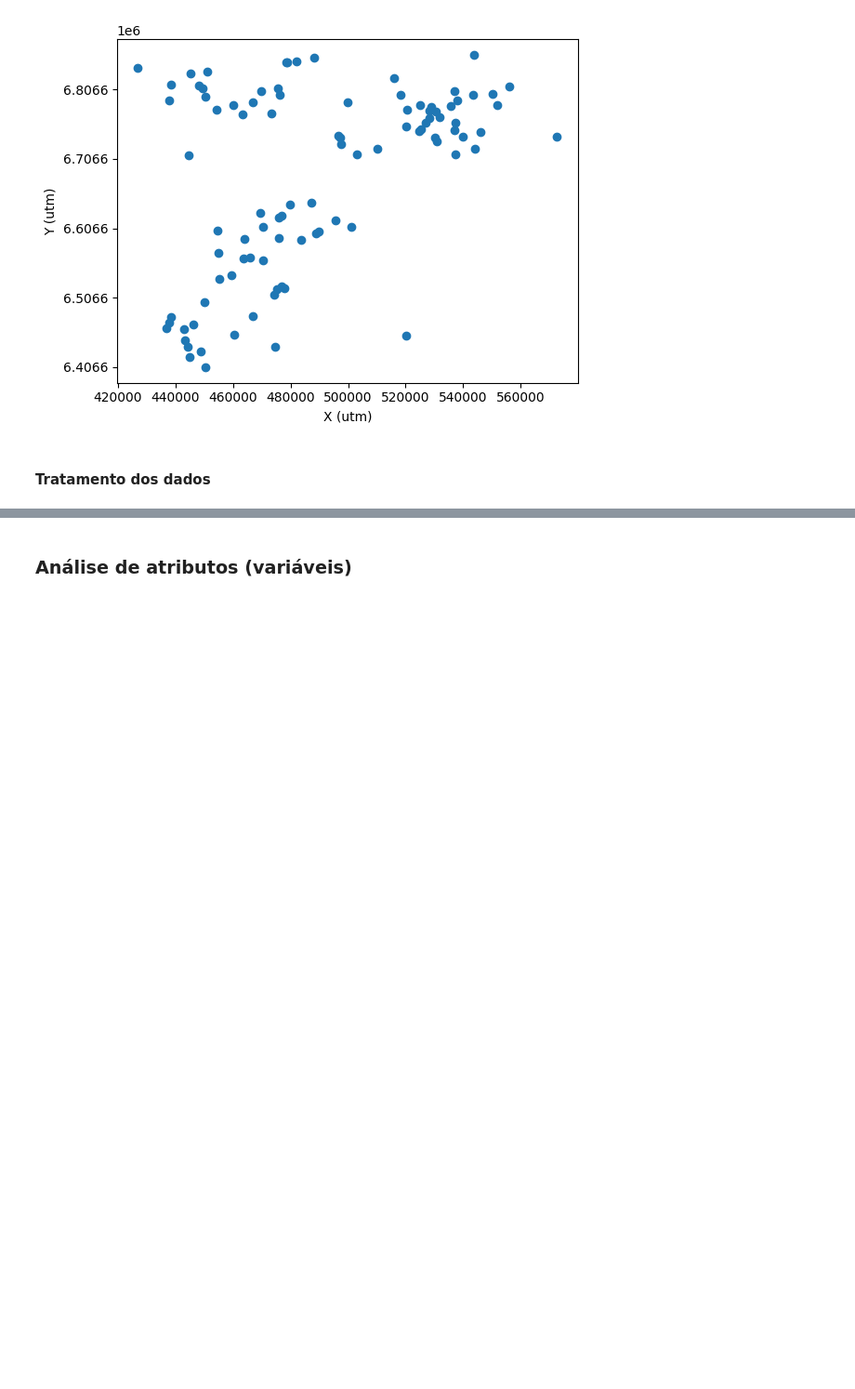
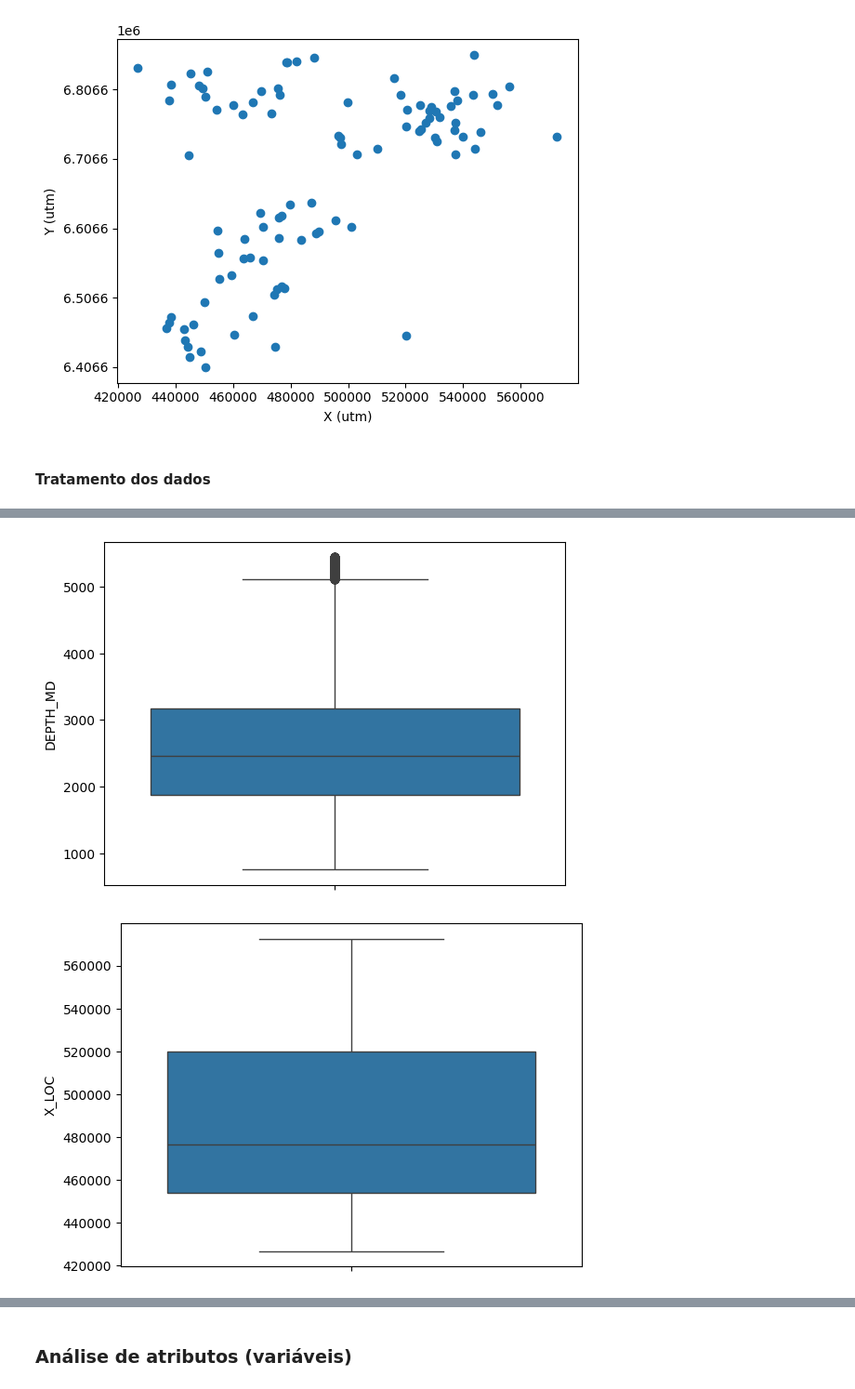
Before and after one commit to alexsandrocerqueira/Force_Facies_classification, a Jupyter notebook: Litho_class.ipynb, the cells around one changed output, grey strips where cells are left out. Shown at 93% size. Drawn from its saved outputs; the diff is of its cells as text; code cells hidden in the pictures; blank space fills up the shorter version.

```diff
--- a/Litho_class.ipynb
+++ b/Litho_class.ipynb
@@ -220,0 +200,7 @@ memory usage: 83.4+ MB
+# %%
+for i in df.describe().columns:
+    plt.figure()
+    sns.boxplot(df[i])
+# %% [output]
+[figure, added]
+[figure, added]
```
Also changed, not shown: parts of 46 cells of this notebook.
